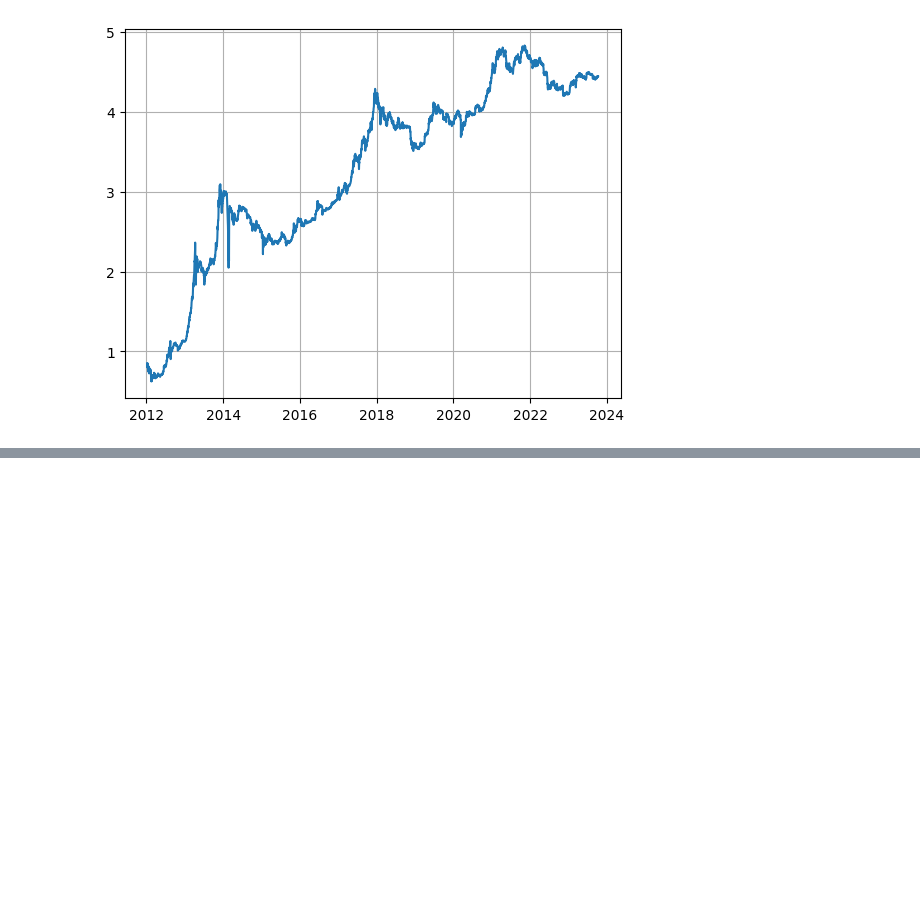
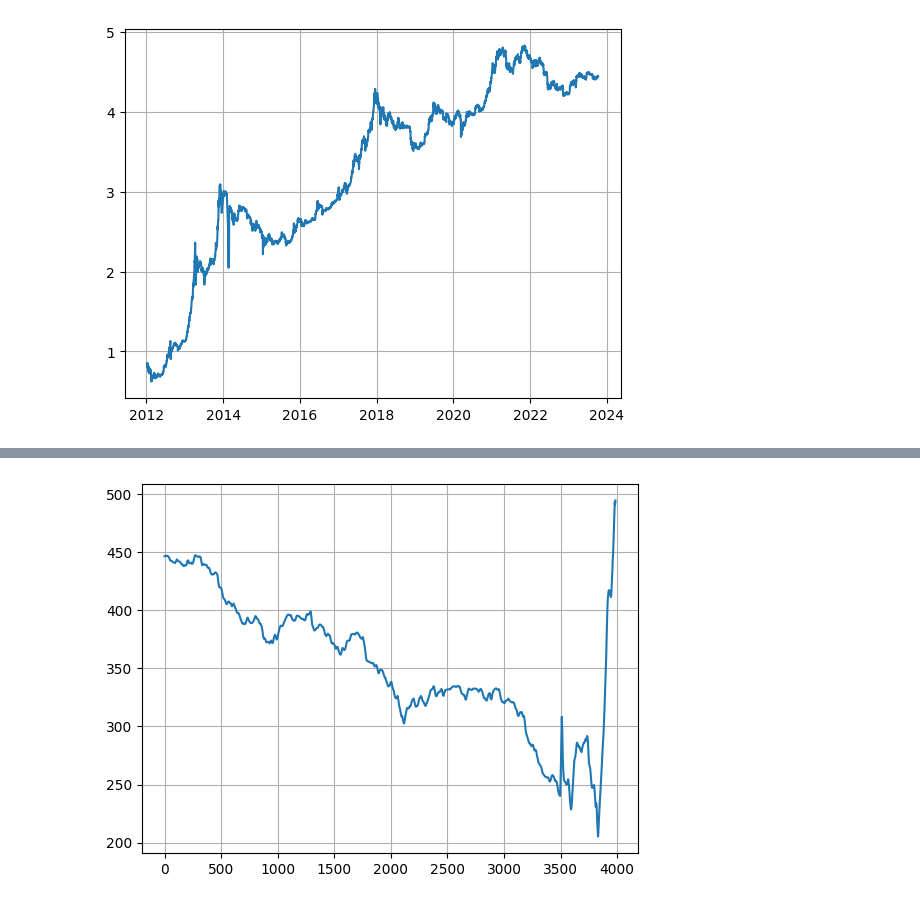
Before and after one commit to aliktv71/Data-analysis, a Jupyter notebook: data2.ipynb, the cells around one changed output, grey strips where cells are left out. Drawn from its saved outputs; the diff is of its cells as text; code cells hidden in the pictures; blank space fills up the shorter version.

```diff
--- a/data2.ipynb
+++ b/data2.ipynb
@@ -42,0 +93,23 @@ plt.show()
+# %%
+def RSI(pair,period):
+    """
+    if (period == NaN):
+        period = 14
+    if (pair == NaN):
+        pair = log_close_price
+    """
+    rsi = np.zeros(len(pair))
+    rs = RS(pair , period)
+    for i in reversed(range(period,len(pair))):
+        rsi[i] = 100 - (100 / ( 1 + rs[i]))
+    return rsi
+# %%
+rsi = RSI(btc_chg_price,14)
+# %%
+fig =plt.figure(4)
+plt.plot(rsi[15:4000])
+
+plt.grid()
+plt.show()
+# %% [output]
+[figure, added]
```
Also changed, not shown: parts of 13 cells of this notebook.
